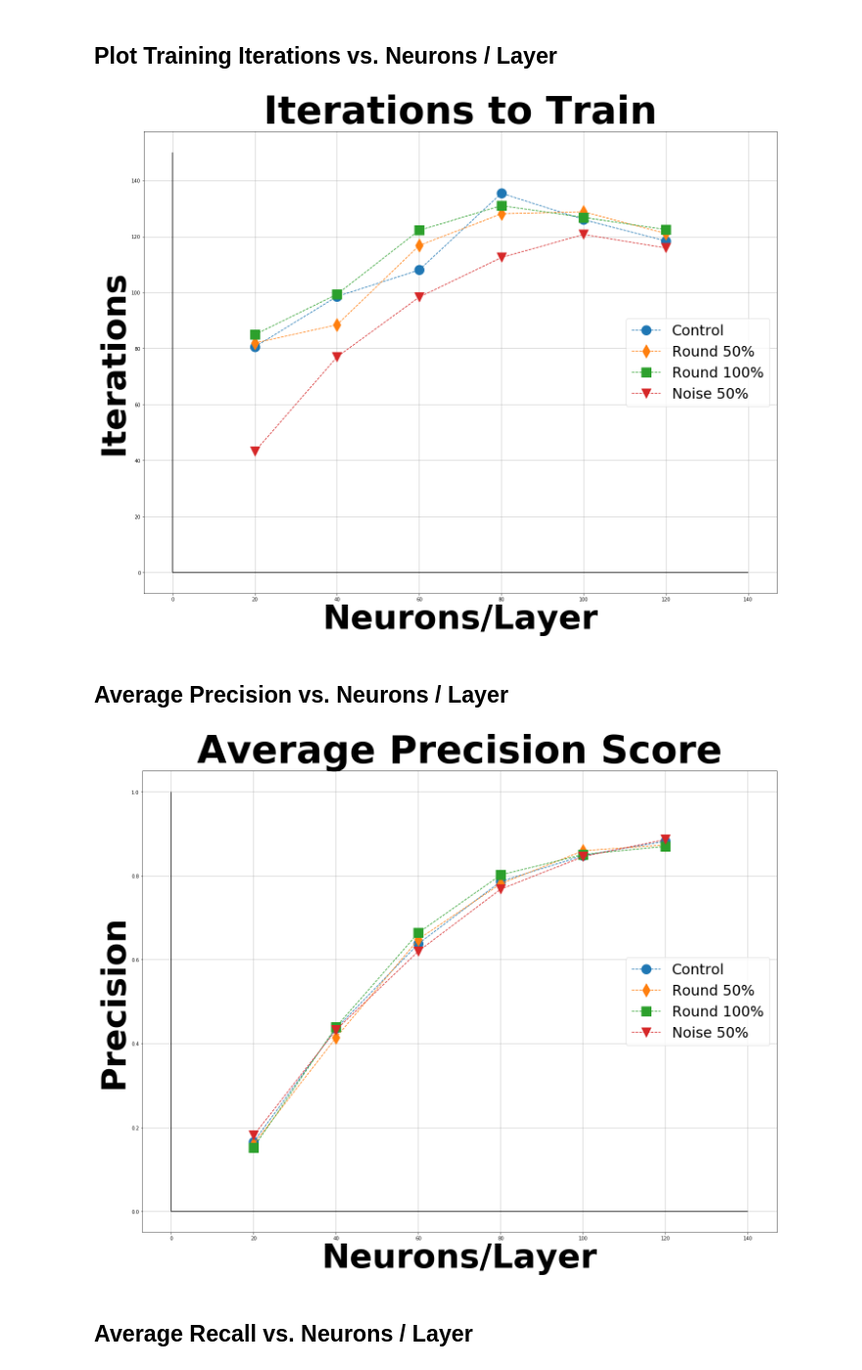
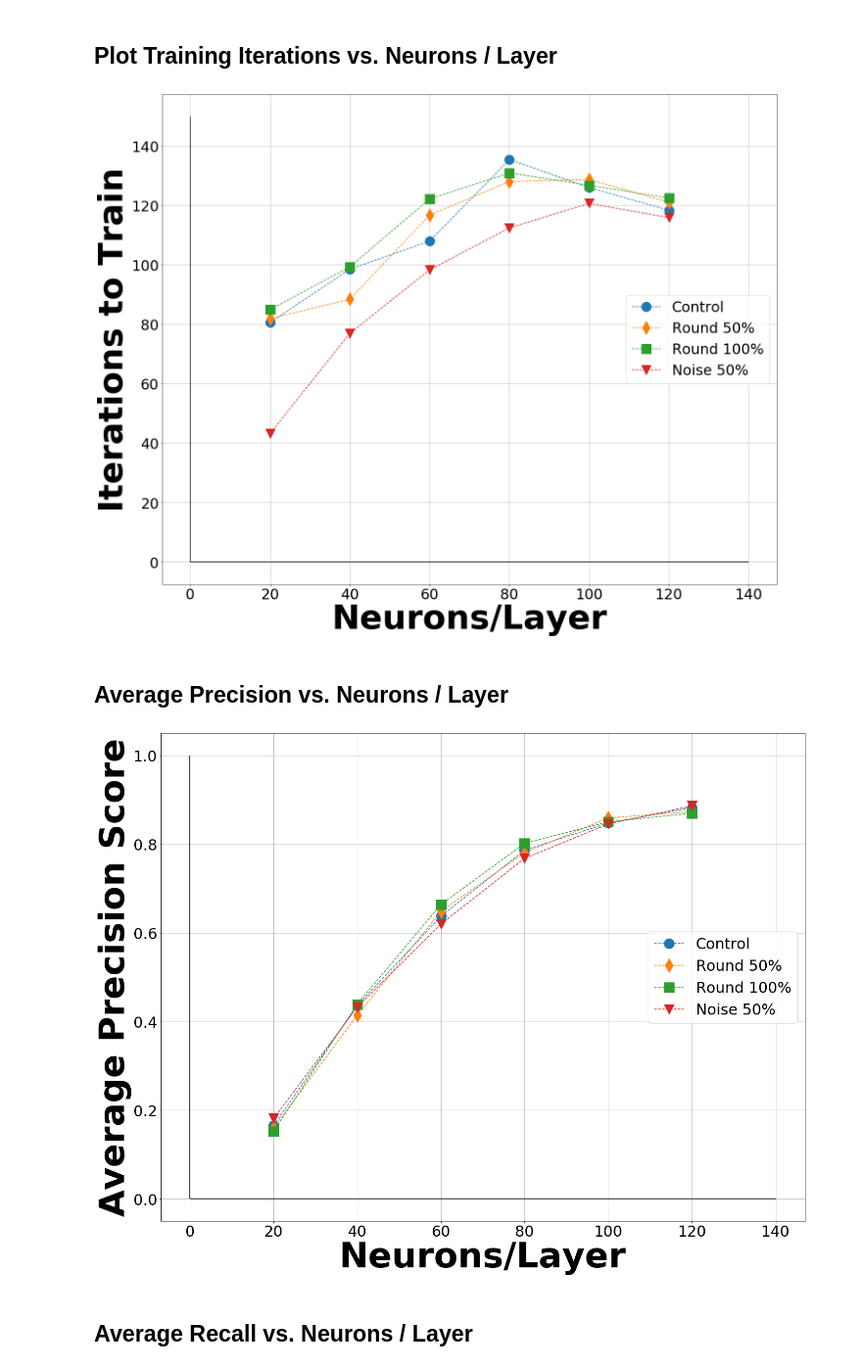
Before and after one commit to landonbuell/Convolutional-Neural-Networks, a Jupyter notebook: Number_Classifier_v4/Number_Classifier_v4_Analysis/Visualize_Results.ipynb, the cells around one changed output. Shown at 98% size. Saved outputs shown, nothing was run; the diff lists cells and outputs as text; code cells hidden in the pictures.

Commit message:
15 April 2020
- Progress on Poster v1
- Replaces figures & cleaned up
- Reworked text

```diff
--- a/Number_Classifier_v4/Number_Classifier_v4_Analysis/Visualize_Results.ipynb
+++ b/Number_Classifier_v4/Number_Classifier_v4_Analysis/Visualize_Results.ipynb
@@ -97,9 +101,9 @@ plt.show()
 ## Plot Training Iterations vs. Neurons / Layer
 # %%
 plt.figure(figsize=(20,16))
-plt.title("Iterations to Train",size=80,weight='bold')
+#plt.title("Iterations to Train",size=80,weight='bold')
 plt.xlabel("Neurons/Layer",size=70,weight='bold')
-plt.ylabel("Iterations",size=70,weight='bold')
+plt.ylabel("Iterations to Train",size=70,weight='bold')
 
 metric = 'iterations avg'
 plt.plot(neurons,single_controls[metric],
@@ -113,40 +117,44 @@ plt.plot(neurons,single_gauss_v1[metric],
 
 plt.vlines(0,0,150,color='black')
 plt.hlines(0,0,140,color='black')
+plt.xticks(fontsize=30)
+plt.yticks(fontsize=30)
 plt.grid()
 plt.legend(loc='center right',fontsize=30)
 plt.tight_layout()
 plt.savefig('Single_iterations.png')
 plt.show()
 # %% [output]
-[figure, old version]
+[figure, new version]
 # %% [markdown]
 ## Average Precision vs. Neurons / Layer
 # %%
 plt.figure(figsize=(20,16))
-plt.title("Average Precision Score",size=80,weight='bold')
+#plt.title("Average Precision Score",size=80,weight='bold')
 plt.xlabel("Neurons/Layer",size=70,weight='bold')
-plt.ylabel("Precision",size=70,weight='bold')
+plt.ylabel("Average Precision Score",size=70,weight='bold')
 
 metric = 'average precision'
 plt.plot(neurons,single_controls[metric],
          linestyle='--',marker='o',markersize=20,label='Control')
 plt.plot(neurons,single_round_v1[metric],
          linestyle='--',marker='d',markersize=20,label='Round 50%')
 plt.plot(neurons,single_round_v2[metric],
          linestyle='--',marker='s',markersize=20,label='Round 100%')
 plt.plot(neurons,single_gauss_v1[metric],
          linestyle='--',marker='v',markersize=20,label='Noise 50%')
 
 plt.vlines(0,0,1,color='black')
 plt.hlines(0,0,140,color='black')
+plt.xticks(fontsize=30)
+plt.yticks(fontsize=30)
 plt.grid()
 plt.legend(loc='center right',fontsize=30)
 plt.tight_layout()
 plt.savefig('Single_precisions.png')
 plt.show()
 # %% [output]
-[figure, old version]
+[figure, new version]
 # %% [markdown]
 ## Average Recall vs. Neurons / Layer
 # %%
```
Also changed, not shown: parts of 8 cells of this notebook, 19 other files.
